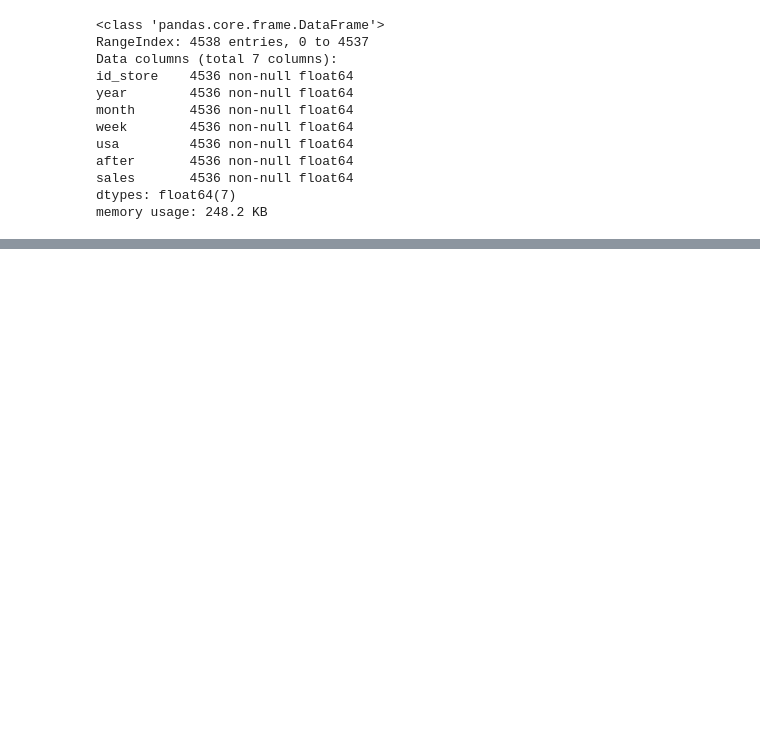
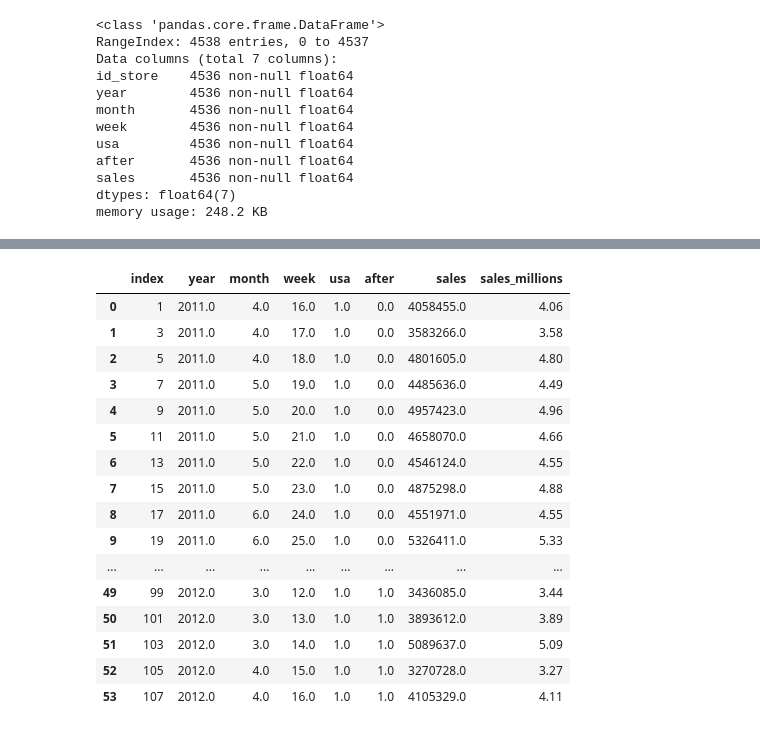
Before and after one commit to valeriaperezcong/ds_intermedio, a Jupyter notebook: pregunta_c/BOPS_case/pregunta_c.ipynb, the cells around one changed output, grey strips where cells are left out. Drawn from its saved outputs; the diff is of its cells as text; code cells hidden in the pictures; blank space fills up the shorter version.

```diff
--- a/pregunta_c/BOPS_case/pregunta_c.ipynb
+++ b/pregunta_c/BOPS_case/pregunta_c.ipynb
@@ -140,0 +263,21 @@ memory usage: 248.2 KB
+# %%
+sum_weekly_sales_bm_usa = sum_weekly_sales_bm[sum_weekly_sales_bm.usa == 1].reset_index()
+sum_weekly_sales_bm_usa
+# %% [output]
+|  | index | year | month | week | usa | after | sales | sales_millions |
+| 0 | 1 | 2011.0 | 4.0 | 16.0 | 1.0 | 0.0 | 4058455.0 | 4.06 |
+| 1 | 3 | 2011.0 | 4.0 | 17.0 | 1.0 | 0.0 | 3583266.0 | 3.58 |
+| 2 | 5 | 2011.0 | 4.0 | 18.0 | 1.0 | 0.0 | 4801605.0 | 4.80 |
+| 3 | 7 | 2011.0 | 5.0 | 19.0 | 1.0 | 0.0 | 4485636.0 | 4.49 |
+| 4 | 9 | 2011.0 | 5.0 | 20.0 | 1.0 | 0.0 | 4957423.0 | 4.96 |
+| 5 | 11 | 2011.0 | 5.0 | 21.0 | 1.0 | 0.0 | 4658070.0 | 4.66 |
+| 6 | 13 | 2011.0 | 5.0 | 22.0 | 1.0 | 0.0 | 4546124.0 | 4.55 |
+| 7 | 15 | 2011.0 | 5.0 | 23.0 | 1.0 | 0.0 | 4875298.0 | 4.88 |
+| 8 | 17 | 2011.0 | 6.0 | 24.0 | 1.0 | 0.0 | 4551971.0 | 4.55 |
+| 9 | 19 | 2011.0 | 6.0 | 25.0 | 1.0 | 0.0 | 5326411.0 | 5.33 |
+| ... | ... | ... | ... | ... | ... | ... | ... | ... |
+| 49 | 99 | 2012.0 | 3.0 | 12.0 | 1.0 | 1.0 | 3436085.0 | 3.44 |
+| 50 | 101 | 2012.0 | 3.0 | 13.0 | 1.0 | 1.0 | 3893612.0 | 3.89 |
+| 51 | 103 | 2012.0 | 3.0 | 14.0 | 1.0 | 1.0 | 5089637.0 | 5.09 |
+| 52 | 105 | 2012.0 | 4.0 | 15.0 | 1.0 | 1.0 | 3270728.0 | 3.27 |
+| 53 | 107 | 2012.0 | 4.0 | 16.0 | 1.0 | 1.0 | 4105329.0 | 4.11 |
```
Also changed, not shown: parts of 15 cells of this notebook.
